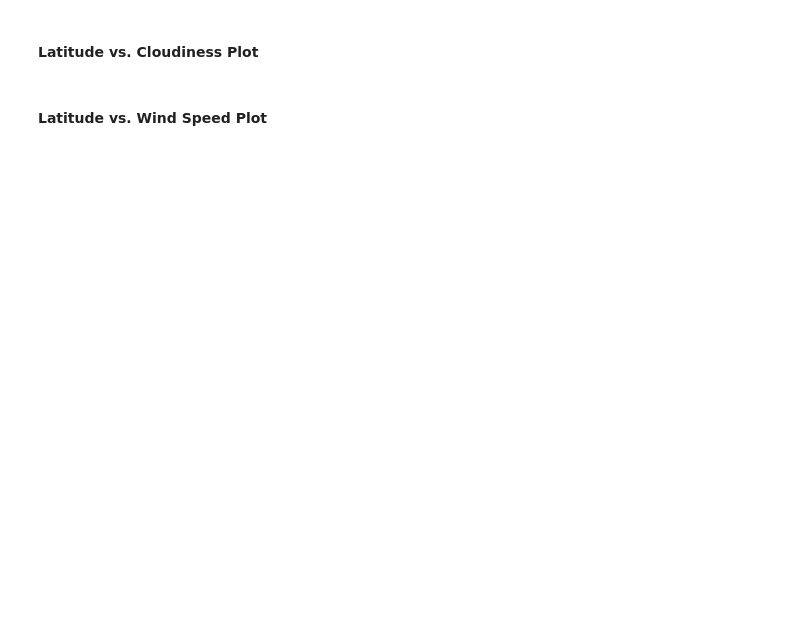
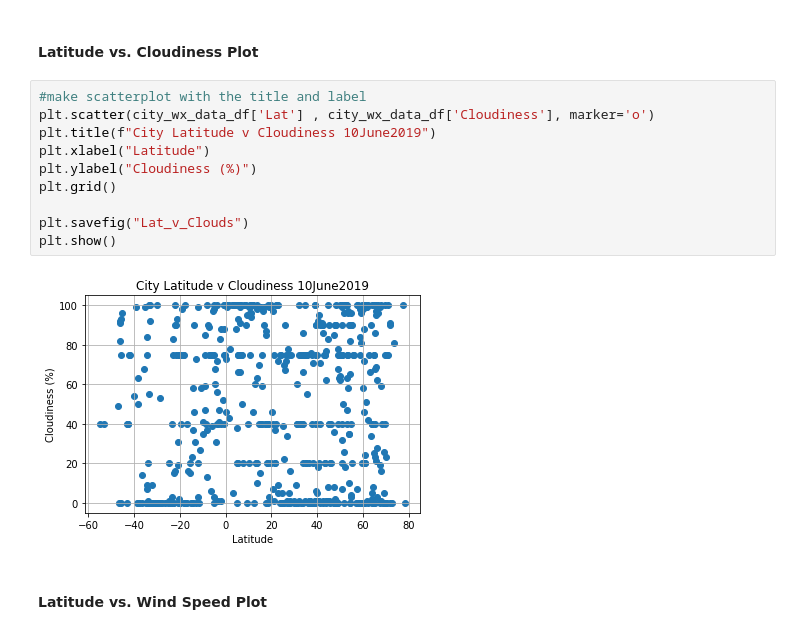
Before and after one commit to Spolk4/API, a Jupyter notebook: Instructions/starter_code/WeatherPy.ipynb, the cells around one changed output. Saved outputs shown, nothing was run; the diff lists cells and outputs as text; blank space fills up the shorter version.

```diff
--- a/Instructions/starter_code/WeatherPy.ipynb
+++ b/Instructions/starter_code/WeatherPy.ipynb
@@ -121,4 +182,16 @@ Processing 611 | honningsvag
 # %% [markdown]
 #### Latitude vs. Cloudiness Plot
+# %%
+#make scatterplot with the title and label
+plt.scatter(city_wx_data_df['Lat'] , city_wx_data_df['Cloudiness'], marker='o')
+plt.title(f"City Latitude v Cloudiness 10June2019")
+plt.xlabel("Latitude")
+plt.ylabel("Cloudiness (%)")
+plt.grid()
+
+plt.savefig("Lat_v_Clouds")
+plt.show()
+# %% [output]
+[figure, added]
 # %% [markdown]
 #### Latitude vs. Wind Speed Plot
```
Also changed, not shown: parts of 10 cells of this notebook, 7 other files.
